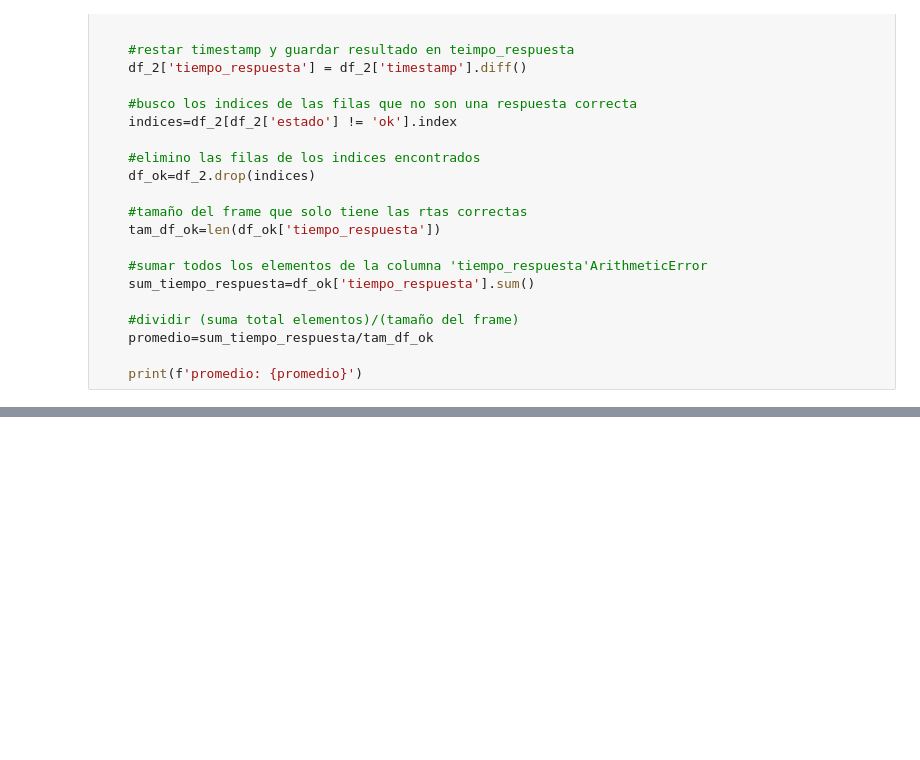
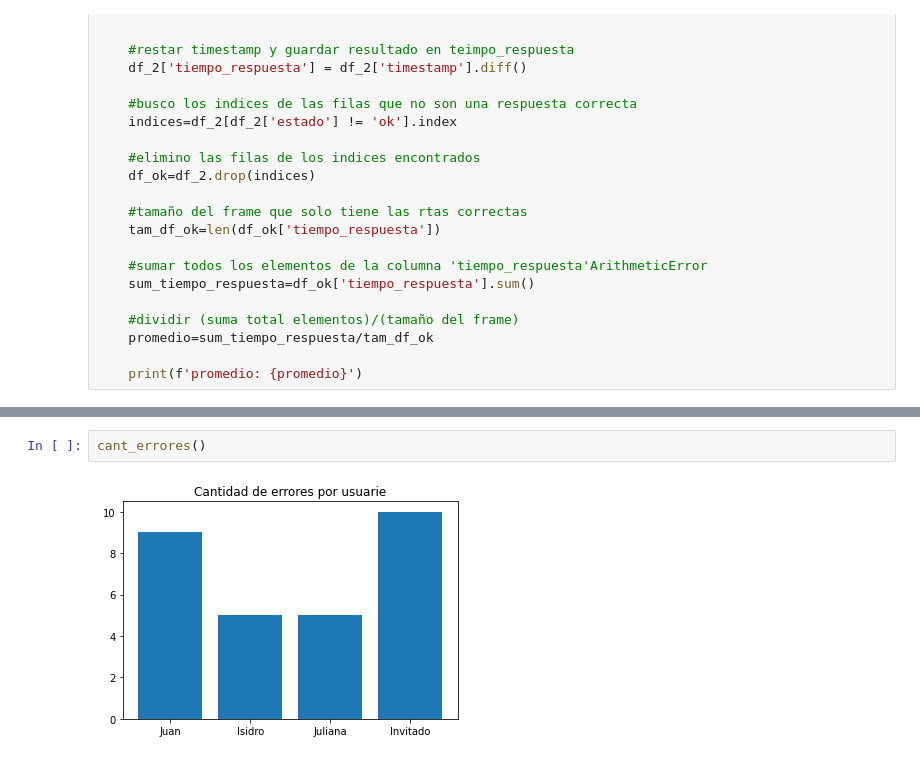
Before and after one commit to IsidroEmirPelli/proyecto-final-seminario, a Jupyter notebook: scripts/Procesamiento_de_Datos.ipynb, the cells around one changed output, grey strips where cells are left out. Drawn from its saved outputs; the diff is of its cells as text; blank space fills up the shorter version.

```diff
--- a/scripts/Procesamiento_de_Datos.ipynb
+++ b/scripts/Procesamiento_de_Datos.ipynb
@@ -212,0 +226,4 @@ def promedio_respuestas_exitosas():
+# %%
+cant_errores()
+# %% [output]
+[figure, added]
```
Also changed, not shown: parts of 12 cells of this notebook, 2 other files.
